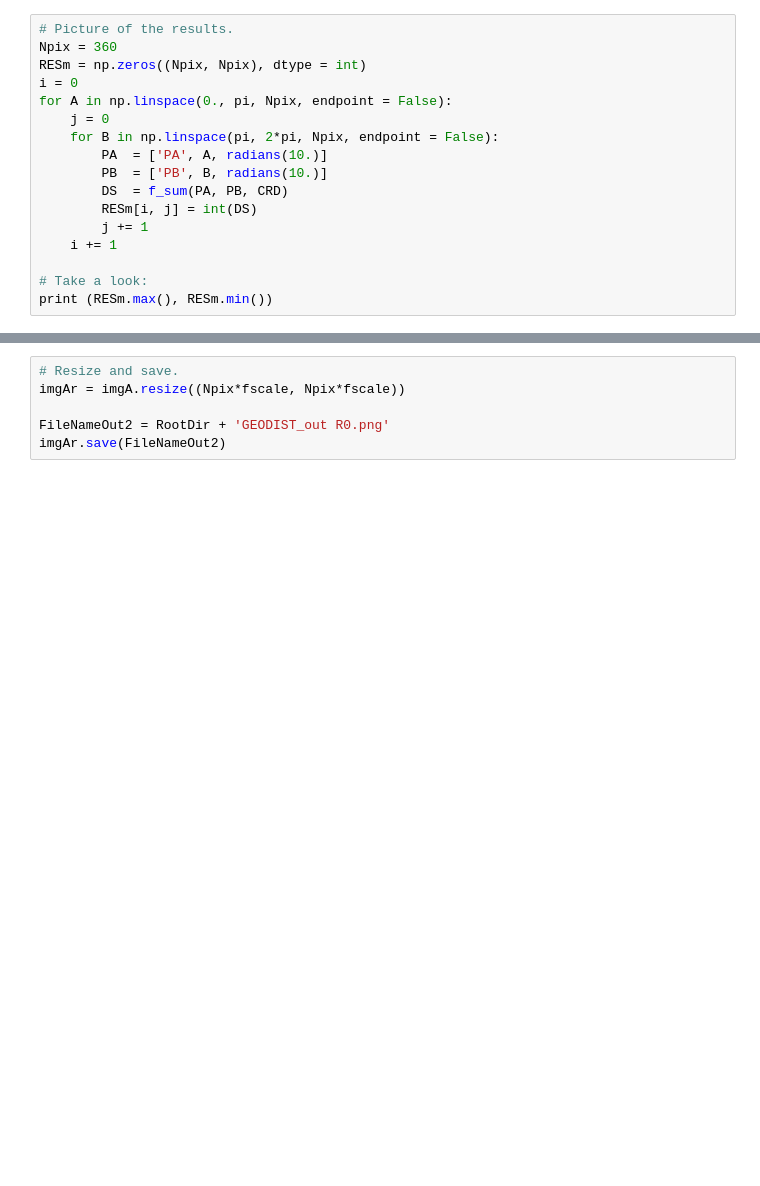
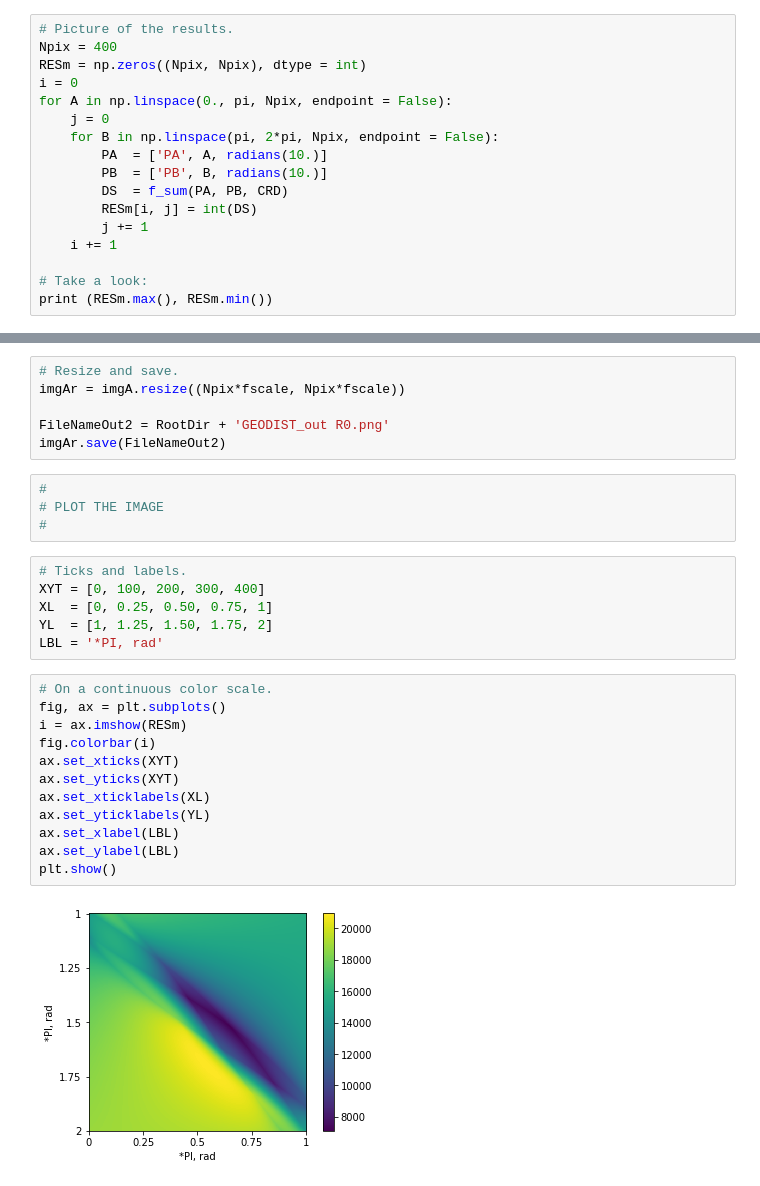
Before and after one commit to Rigonz/GeoDist, a Jupyter notebook: Notebook/GeoDist R0.ipynb, the cells around one changed output, grey strips where cells are left out. Saved outputs shown, nothing was run; the diff lists cells and outputs as text; blank space fills up the shorter version.

```diff
--- a/Notebook/GeoDist R0.ipynb
+++ b/Notebook/GeoDist R0.ipynb
@@ -350,7 +350,7 @@ def f_n2rgb(i, H0 = 0, H1 = 360):
     return RGB
 # %%
 # Picture of the results.
-Npix = 360
+Npix = 400
 RESm = np.zeros((Npix, Npix), dtype = int)
 i = 0
 for A in np.linspace(0., pi, Npix, endpoint = False):
@@ -394,3 +394,27 @@ imgAr = imgA.resize((Npix*fscale, Npix*fscale))
 
 FileNameOut2 = RootDir + 'GEODIST_out R0.png'
 imgAr.save(FileNameOut2)
+# %%
+#
+# PLOT THE IMAGE
+#
+# %%
+# Ticks and labels.
+XYT = [0, 100, 200, 300, 400]
+XL  = [0, 0.25, 0.50, 0.75, 1]
+YL  = [1, 1.25, 1.50, 1.75, 2]
+LBL = '*PI, rad'
+# %%
+# On a continuous color scale.
+fig, ax = plt.subplots()
+i = ax.imshow(RESm)
+fig.colorbar(i)
+ax.set_xticks(XYT)
+ax.set_yticks(XYT)
+ax.set_xticklabels(XL)
+ax.set_yticklabels(YL)
+ax.set_xlabel(LBL)
+ax.set_ylabel(LBL)
+plt.show()
+# %% [output]
+[figure, added]
```
Also changed, not shown: parts of 9 cells of this notebook.
